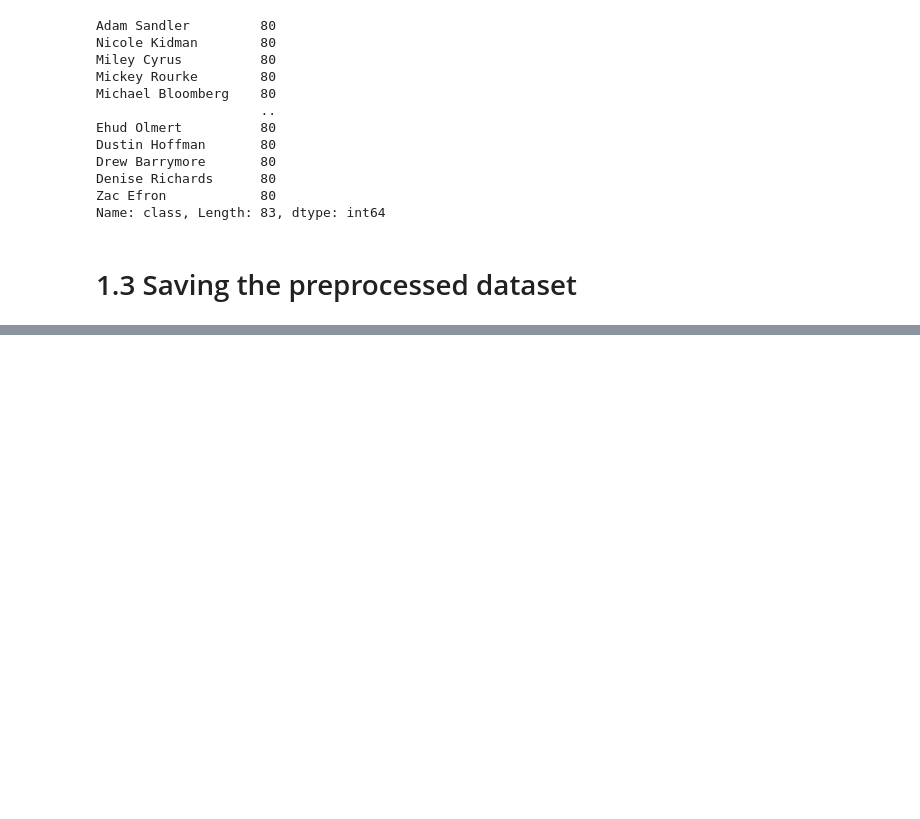
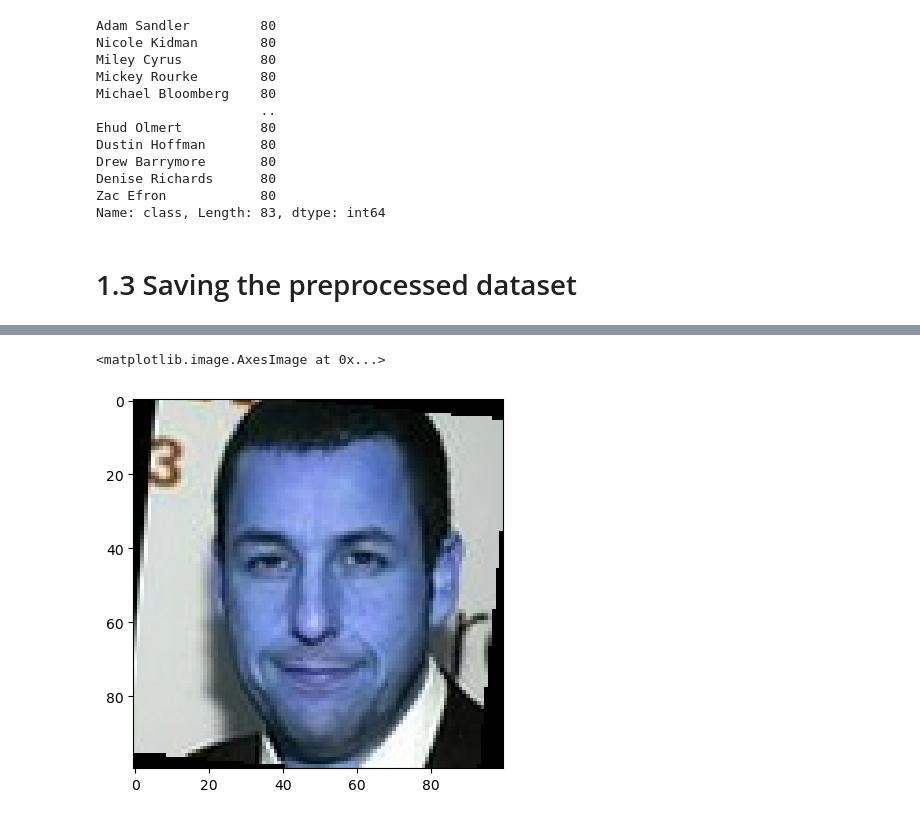
Before and after one commit to HWatanuki/Projeto_D3APL, a Jupyter notebook: teste.ipynb, the cells around one changed output, grey strips where cells are left out. Saved outputs shown, nothing was run; the diff lists cells and outputs as text; code cells hidden in the pictures; blank space fills up the shorter version.

```diff
--- a/teste.ipynb
+++ b/teste.ipynb
@@ -214,0 +275,7 @@ dataset_df.to_csv('../working/faces_dataset_balanced.csv', index=False)
+# %%
+img_RGB = cv2.cvtColor(img, cv2.COLOR_BGR2RGB)
+#img_RGB = cv2.cvtColor(img, cv2.COLOR_RGB2BGR)
+plt.imshow(img)
+# %% [output]
+<matplotlib.image.AxesImage at 0x...>
+[figure, added]
```
Also changed, not shown: parts of 63 cells of this notebook.
